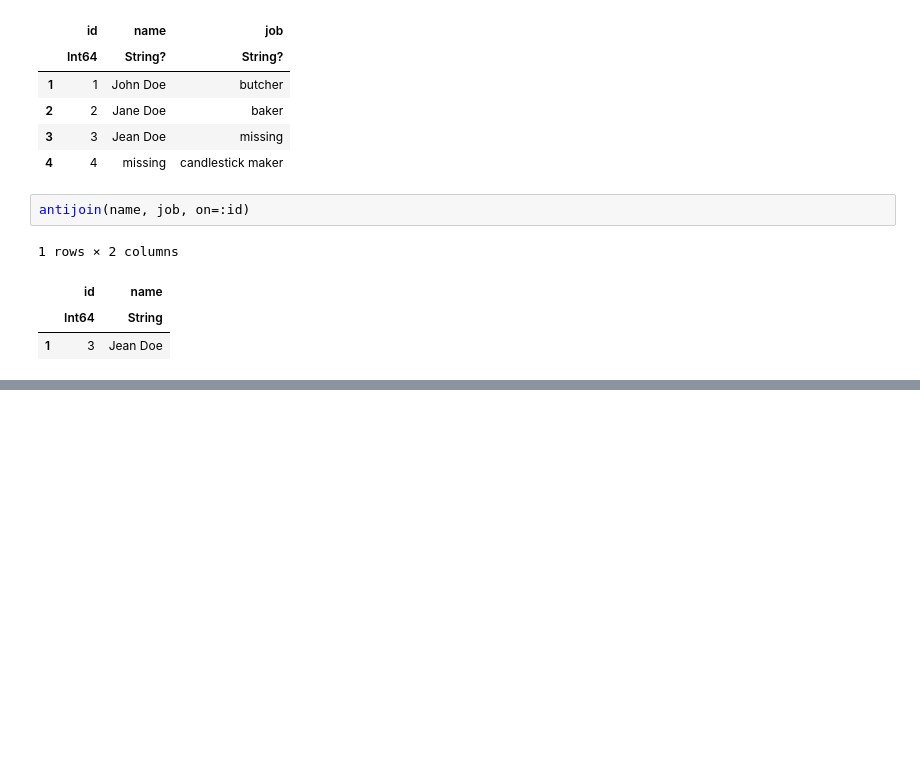
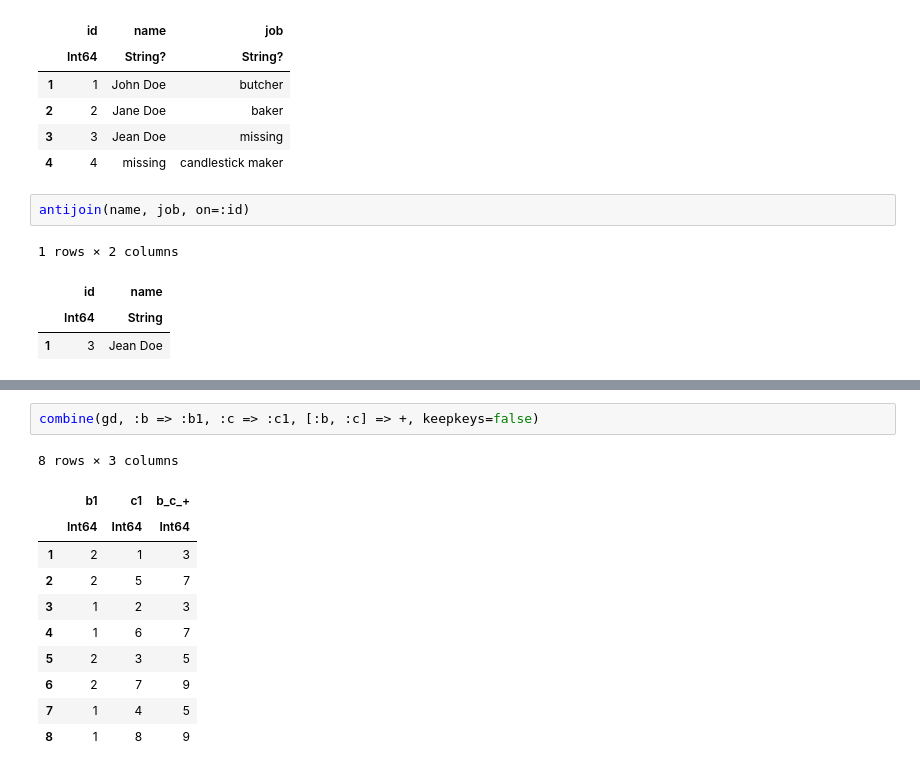
Before and after one commit to damiansp/julia, a Jupyter notebook: dsDocs/DataFrames/functions.jl.ipynb, the cells around one changed output, grey strips where cells are left out. Drawn from its saved outputs; the diff is of its cells as text; blank space fills up the shorter version.

```diff
--- a/dsDocs/DataFrames/functions.jl.ipynb
+++ b/dsDocs/DataFrames/functions.jl.ipynb
@@ -59,0 +199,14 @@ antijoin(name, job, on=:id)
+# %%
+combine(gd, :b => :b1, :c => :c1, [:b, :c] => +, keepkeys=false)
+# %% [output]
+8 rows × 3 columns
+|  | b1 | c1 | b_c_+ |
+|  | Int64 | Int64 | Int64 |
+| 1 | 2 | 1 | 3 |
+| 2 | 2 | 5 | 7 |
+| 3 | 1 | 2 | 3 |
+| 4 | 1 | 6 | 7 |
+| 5 | 2 | 3 | 5 |
+| 6 | 2 | 7 | 9 |
+| 7 | 1 | 4 | 5 |
+| 8 | 1 | 8 | 9 |
```
Also changed, not shown: parts of 17 cells of this notebook.
